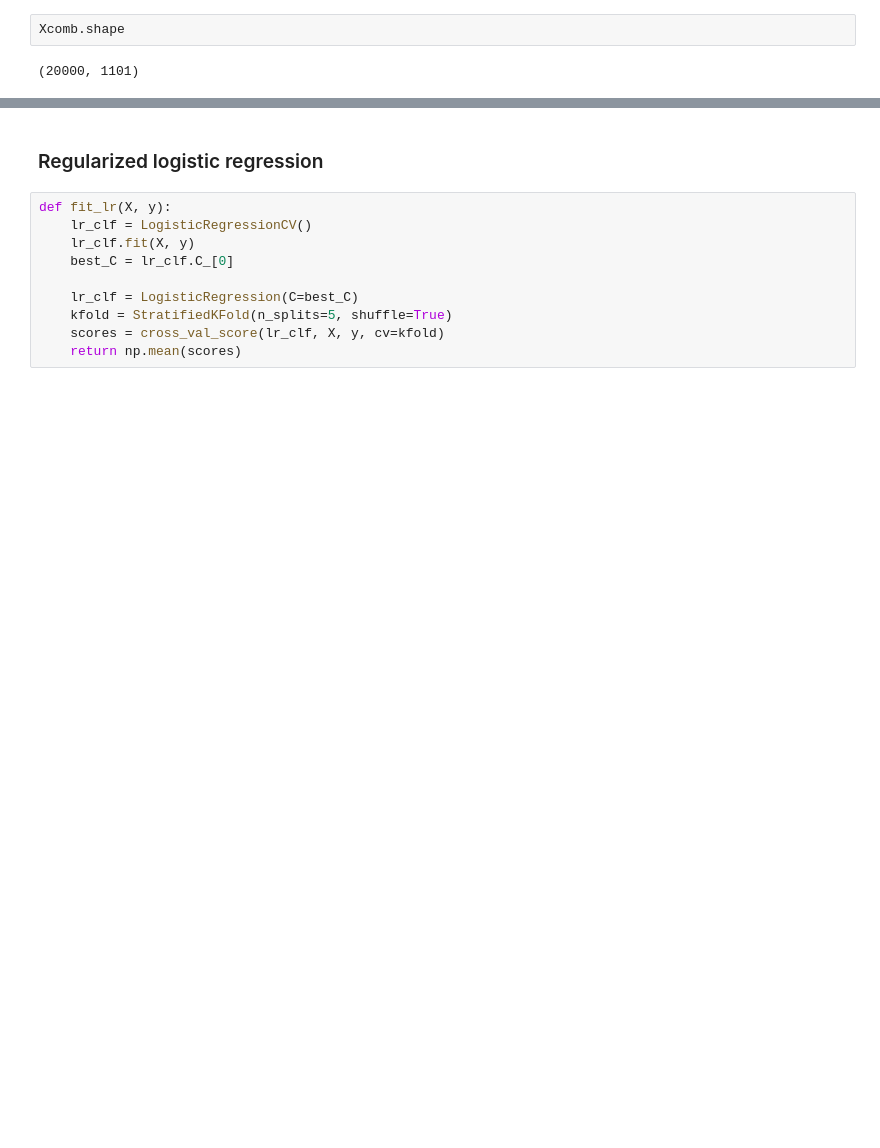
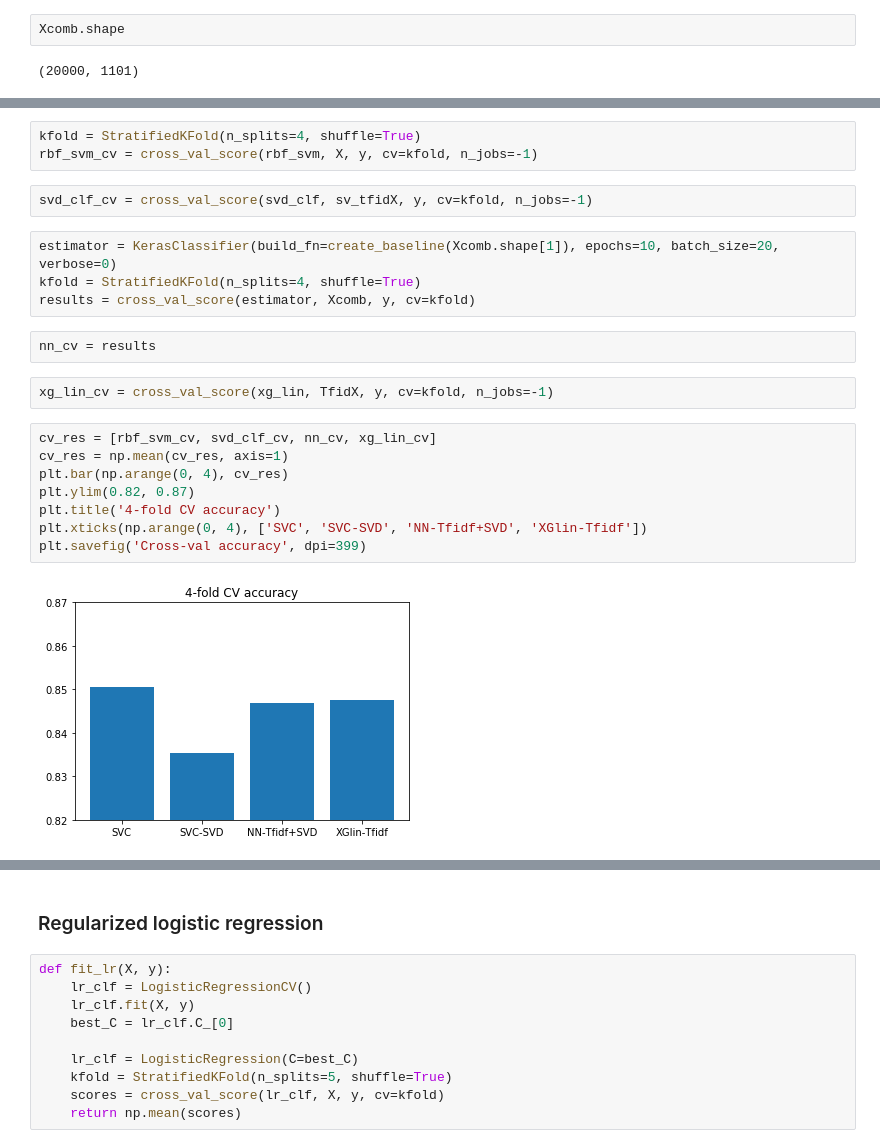
Before and after one commit to mhzimmer1/MiniProjects155, a Jupyter notebook: MiniProj1/ModelTesting.ipynb, the cells around one changed output, grey strips where cells are left out. Cells and saved outputs as stored; diff of their text form; blank space fills up the shorter version.

```diff
--- a/MiniProj1/ModelTesting.ipynb
+++ b/MiniProj1/ModelTesting.ipynb
@@ -72,0 +81,23 @@ slimXnorm.shape
+# %%
+kfold = StratifiedKFold(n_splits=4, shuffle=True)
+rbf_svm_cv = cross_val_score(rbf_svm, X, y, cv=kfold, n_jobs=-1)
+# %%
+svd_clf_cv = cross_val_score(svd_clf, sv_tfidX, y, cv=kfold, n_jobs=-1)
+# %%
+estimator = KerasClassifier(build_fn=create_baseline(Xcomb.shape[1]), epochs=10, batch_size=20, verbose=0)
+kfold = StratifiedKFold(n_splits=4, shuffle=True)
+results = cross_val_score(estimator, Xcomb, y, cv=kfold)
+# %%
+nn_cv = results
+# %%
+xg_lin_cv = cross_val_score(xg_lin, TfidX, y, cv=kfold, n_jobs=-1)
+# %%
+cv_res = [rbf_svm_cv, svd_clf_cv, nn_cv, xg_lin_cv]
+cv_res = np.mean(cv_res, axis=1)
+plt.bar(np.arange(0, 4), cv_res)
+plt.ylim(0.82, 0.87)
+plt.title('4-fold CV accuracy')
+plt.xticks(np.arange(0, 4), ['SVC', 'SVC-SVD', 'NN-Tfidf+SVD', 'XGlin-Tfidf'])
+plt.savefig('Cross-val accuracy', dpi=399)
+# %% [output]
+[figure, added]
```
Also changed, not shown: parts of 86 cells of this notebook, 1 other file.
